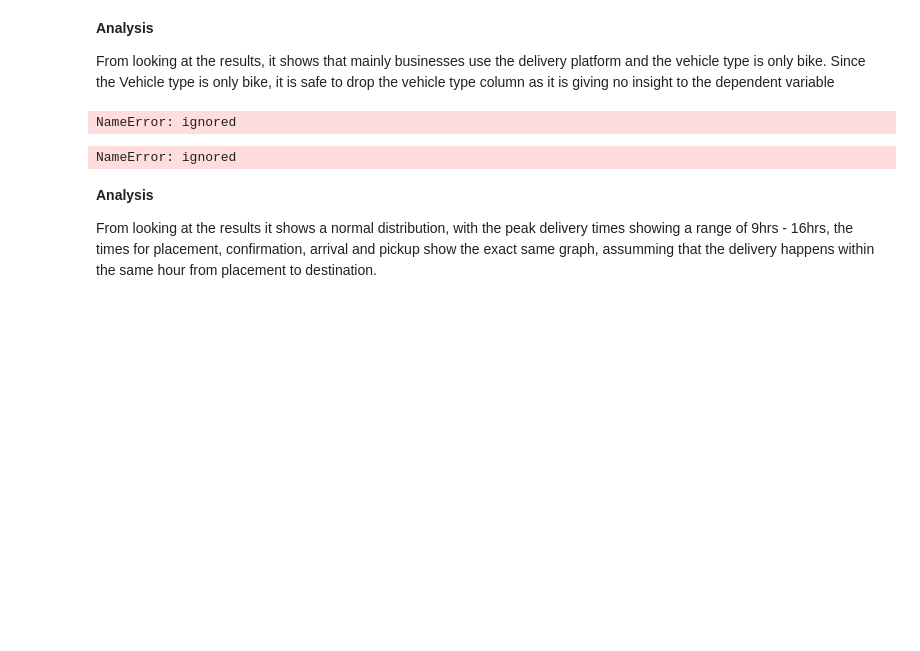
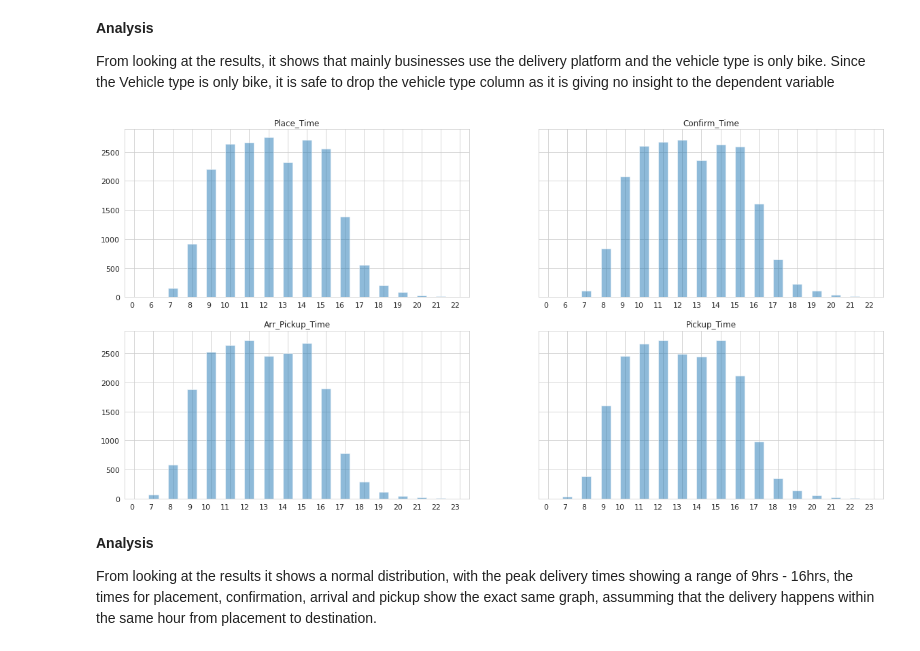
Before and after one commit to Dominic-byte/Team-13-Regression-Predict, a Jupyter notebook: Sendy_regressor.ipynb, the cells around one changed output. Saved outputs shown, nothing was run; the diff lists cells and outputs as text; code cells hidden in the pictures; blank space fills up the shorter version.

```diff
--- a/Sendy_regressor.ipynb
+++ b/Sendy_regressor.ipynb
@@ -490,48 +491,36 @@ From looking at the results, it shows that mainly businesses use the delivery pl
 #This will show in which hours most of the deliveries were made
 
 import datetime as dt
-time_cols = [col for col in train_df.columns if col.endswith('Time')]
-time_df = train_df[time_cols]
-
-# for col in time_cols:
-#     time_df[col] = pd.to_datetime(time_df[col], format='%H:%M:%S').dt.strftime("%H:%M:%S")
-#Create hour function
-# def hour(df,cols):
-#     for col in cols:
-#         df[col] = df[col].apply(lambda x: int(x[:2]))
-#     return df
-
-# hour_df = hour(time_df,time_cols)
+time_cols = [col for col in eda_df.columns if col.endswith('Time')]
+time_df = eda_df[time_cols]
-# %% [output]
-NameError: ignored
 # %%
 #Analysing the hours for further insight with bar graphs
-col_names = hour_df.columns
+col_names = time_df.columns
 
 fig,axes = plt.subplots(2,2, figsize=(20,10), squeeze=False,sharey=True)
-hour_df[col_names[0]].value_counts().sort_index().plot(kind='bar',x=col_names[i], ax=axes[0, 0], alpha=0.5)
+time_df[col_names[0]].value_counts().sort_index().plot(kind='bar',x=col_names[i], ax=axes[0, 0], alpha=0.5)
 axes[0, 0].set_xticklabels(axes[0, 0].get_xticklabels(), rotation=0, ha="right")
 axes[0, 0].tick_params(labelsize=11)
 axes[0, 0].set_title(col_names[0])
 
-hour_df[col_names[1]].value_counts().sort_index().plot(kind='bar',x=col_names[i], ax=axes[0, 1], alpha=0.5)
+time_df[col_names[1]].value_counts().sort_index().plot(kind='bar',x=col_names[i], ax=axes[0, 1], alpha=0.5)
 axes[0, 1].set_xticklabels(axes[0, 1].get_xticklabels(), rotation=0, ha="right")
 axes[0, 1].tick_params(labelsize=11)
 axes[0, 1].set_title(col_names[1])
 
-hour_df[col_names[2]].value_counts().sort_index().plot(kind='bar',x=col_names[i], ax=axes[1, 0], alpha=0.5)
+time_df[col_names[2]].value_counts().sort_index().plot(kind='bar',x=col_names[i], ax=axes[1, 0], alpha=0.5)
 axes[1, 0].set_xticklabels(axes[1, 0].get_xticklabels(), rotation=0, ha="right")
 axes[1, 0].tick_params(labelsize=11)
 axes[1, 0].set_title(col_names[2])
 
-hour_df[col_names[3]].value_counts().sort_index().plot(kind='bar',x=col_names[i], ax=axes[1, 1], alpha=0.5)
+time_df[col_names[3]].value_counts().sort_index().plot(kind='bar',x=col_names[i], ax=axes[1, 1], alpha=0.5)
 axes[1, 1].set_xticklabels(axes[1, 1].get_xticklabels(), rotation=0, ha="right")
 axes[1, 1].tick_params(labelsize=11)
 axes[1, 1].set_title(col_names[3])
 
 plt.show()
 # %% [output]
-NameError: ignored
+[figure, added]
 # %% [markdown]
 **Analysis**
 
```
Also changed, not shown: parts of 27 cells of this notebook.
